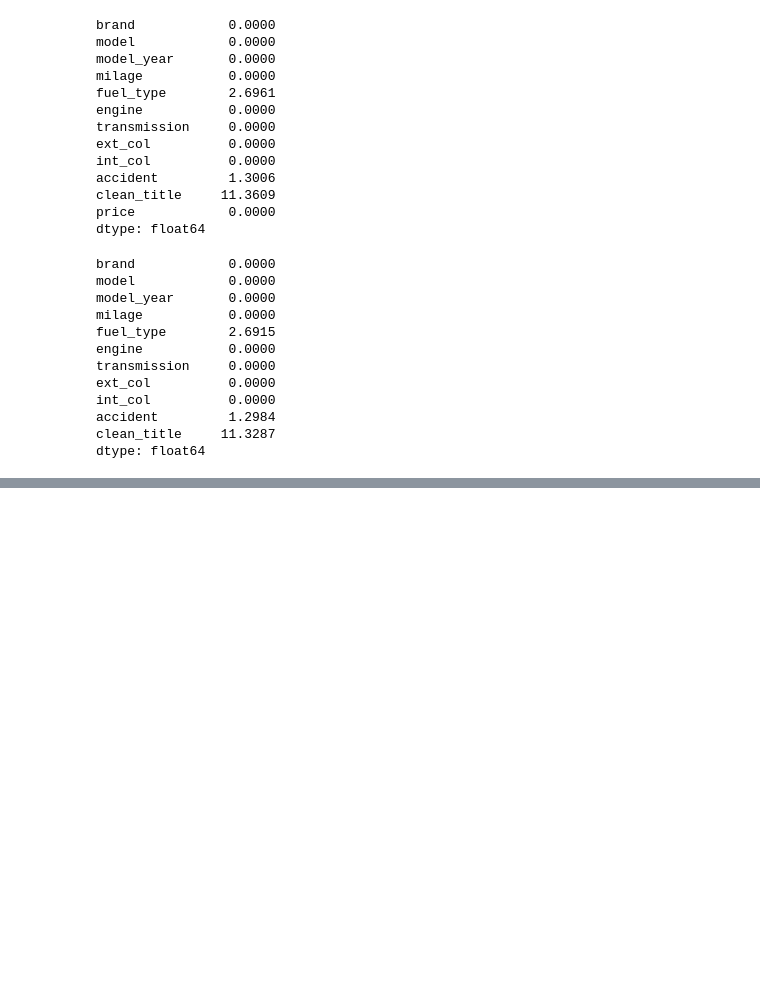
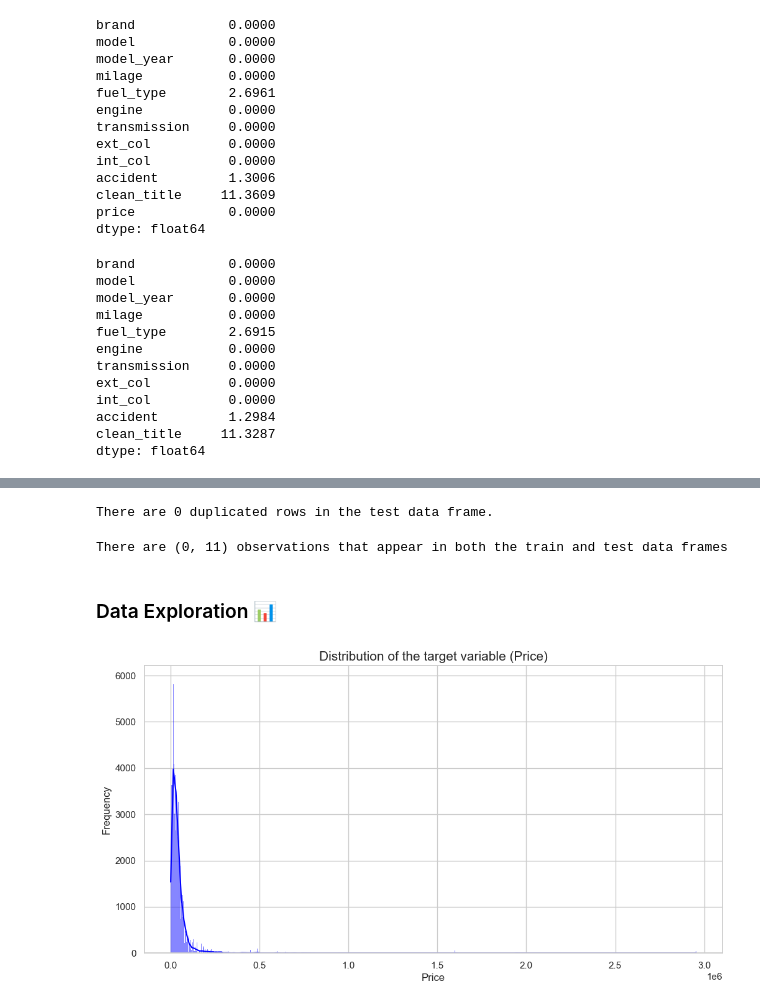
Before and after one commit to yashksaini-coder/Regression-of-Used-Car-Prices, a Jupyter notebook: Regression_of_Used_Car_Prices.ipynb, the cells around one changed output, grey strips where cells are left out. Drawn from its saved outputs; the diff is of its cells as text; code cells hidden in the pictures; blank space fills up the shorter version.

```diff
--- a/Regression_of_Used_Car_Prices.ipynb
+++ b/Regression_of_Used_Car_Prices.ipynb
@@ -170,0 +186,38 @@ dtype: float64
+# %%
+
+# Check for duplicated rows in the test DataFrame
+num_duplicates_test = sum(test_df.duplicated())
+print(f"There are {num_duplicates_test} duplicated rows in the test data frame.")
+# %% [output]
+There are 0 duplicated rows in the test data frame.
+# %%
+#  Check for observations that appear in both the train and test datasets
+
+temp_train = train_df.drop(columns=['price'], axis=1)
+temp_test = test_df
+
+
+inner_join = pd.merge(temp_train, temp_test)
+print(f"There are {inner_join.shape} observations that appear in both the train and test data frames")
+# %% [output]
+There are (0, 11) observations that appear in both the train and test data frames
+# %% [markdown]
+### Data Exploration 📊
+# %%
+#  Set Seaborn style for better aesthetics
+sns.set(style="whitegrid")
+# %%
+# create a function to plot the distribution of the target variable
+
+def plot_target_distribution(data, title):
+
+    plt.figure(figsize=(12, 6))
+    sns.histplot(data, kde=True, color='blue')
+    plt.title(title, fontsize=15)
+    plt.xlabel('Price', fontsize=12)
+    plt.ylabel('Frequency', fontsize=12)
+    plt.show()
+# %%
+plot_target_distribution(train_df['price'], 'Distribution of the target variable (Price)')
+# %% [output]
+[figure, added]
```
Also changed, not shown: parts of 19 cells of this notebook.
